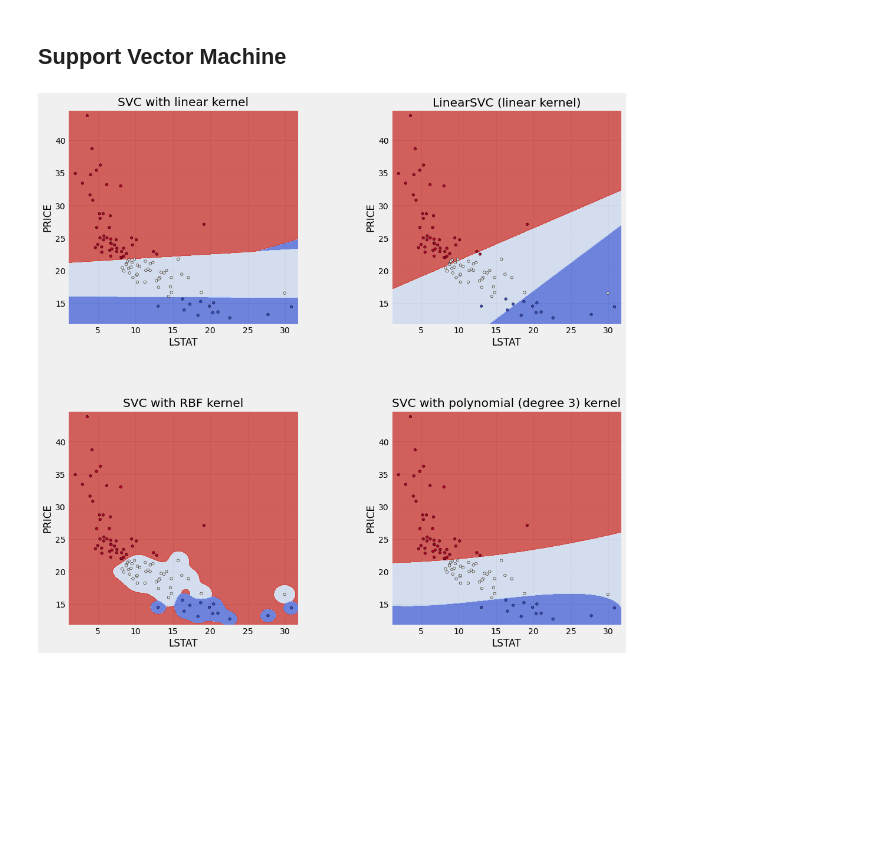
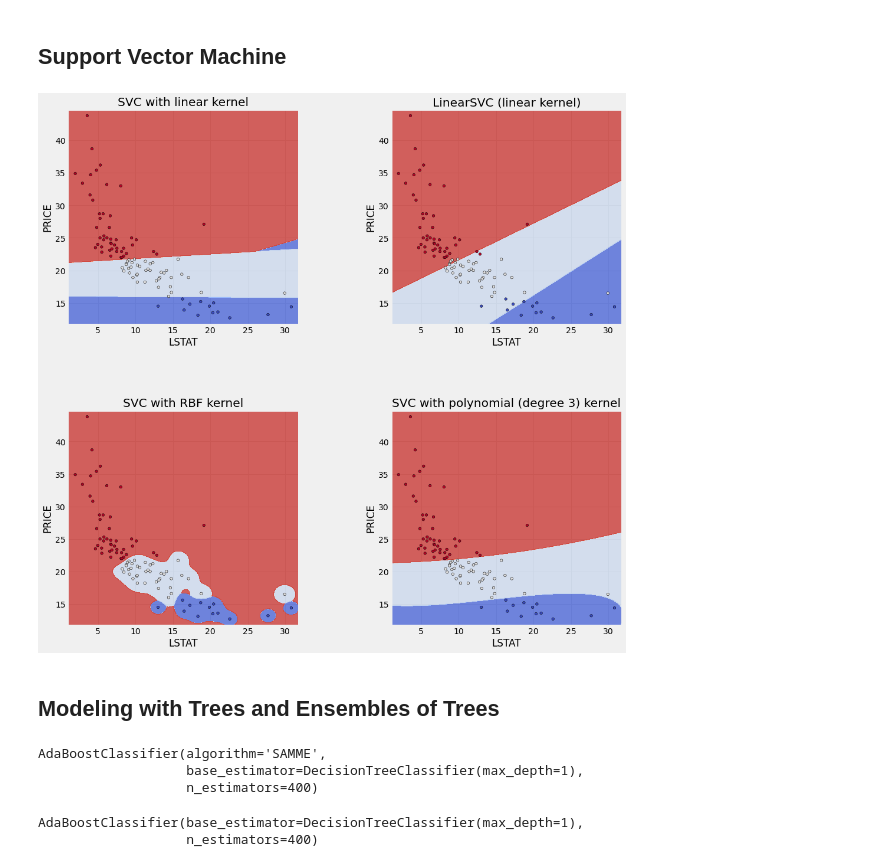
Before and after one commit to yngtodd/eleven, a Jupyter notebook: examples/notebooks/module_05_01_classification.ipynb, the cells around one changed output. Drawn from its saved outputs; the diff is of its cells as text; code cells hidden in the pictures; blank space fills up the shorter version.

Commit message:
Add ensemble example

```diff
--- a/examples/notebooks/module_05_01_classification.ipynb
+++ b/examples/notebooks/module_05_01_classification.ipynb
@@ -112,41 +117,50 @@ def plot_contours(ax, clf, xx, yy, **params):
     return out
 # %%
 # Careful, `loc` uses inclusive bounds!
-X = X_df.loc[:99, ['LSTAT', 'PRICE']].values
-y = y[:100]
+X_smol = X_df.loc[:99, ['LSTAT', 'PRICE']].values
+y_smol = y[:100]
 
 
-C = 1.0  # SVM regularization parameter
-models = (svm.SVC(kernel='linear', C=C),
-          svm.LinearSVC(C=C, max_iter=10000),
-          svm.SVC(kernel='rbf', gamma=0.7, C=C),
-          svm.SVC(kernel='poly', degree=3, gamma='auto', C=C))
+C = 1.0 # SVM regularization parameter
+models = [
+    svm.SVC(kernel='linear', C=C),
+    svm.LinearSVC(C=C, max_iter=10000),
+    svm.SVC(kernel='rbf', gamma=0.7, C=C),
+    svm.SVC(kernel='poly', degree=3, gamma='auto', C=C)
+]
 
-models = (clf.fit(X, y) for clf in models)
+models = [clf.fit(X_smol, y_smol) for clf in models]
 # %%
 # title for the plots
-titles = ('SVC with linear kernel',
-          'LinearSVC (linear kernel)',
-          'SVC with RBF kernel',
-          'SVC with polynomial (degree 3) kernel')
+titles = [
+    'SVC with linear kernel',
+    'LinearSVC (linear kernel)',
+    'SVC with RBF kernel',
+    'SVC with polynomial (degree 3) kernel'
+]
 
 # Set-up 2x2 grid for plotting.
-fig, sub = plt.subplots(ncols=2, nrows=2, figsize=(15, 15))
+fig, axs = plt.subplots(ncols=2, nrows=2, figsize=(15, 15))
 plt.subplots_adjust(wspace=0.4, hspace=0.4)
 
-X0, X1 = X[:, 0], X[:, 1]
+X0, X1 = X_smol[:, 0], X_smol[:, 1]
 xx, yy = make_meshgrid(X0, X1)
 
-for clf, title, ax in zip(models, titles, sub.flatten()):
-    plot_contours(ax, clf, xx, yy,
-                  cmap=plt.cm.coolwarm, alpha=0.8)
-    ax.scatter(X0, X1, c=y, cmap=plt.cm.coolwarm, s=20, edgecolors='k')
+for clf, title, ax in zip(models, titles, axs.flatten()):
+    plot_contours(
+        ax, clf, xx, yy, cmap=plt.cm.coolwarm, alpha=0.8
+    )
+    ax.scatter(
+        X0, X1, c=y_smol, cmap=plt.cm.coolwarm, s=20, edgecolors='k'
+    )
     ax.set_xlim(xx.min(), xx.max())
     ax.set_ylim(yy.min(), yy.max())
     ax.set_xlabel('LSTAT')
     ax.set_ylabel('PRICE')
     ax.set_title(title)
 
 plt.show()
 # %% [output]
-[figure, old version]
+[figure, new version]
+# %% [markdown]
+## Modeling with Trees and Ensembles of Trees
@@ -152,0 +200,28 @@ plt.show()
+# %%
+ada_discrete = AdaBoostClassifier(
+    base_estimator=dt_stump,
+    learning_rate=hparams.learning_rate,
+    n_estimators=hparams.n_estimators,
+    algorithm="SAMME"
+)
+
+ada_discrete.fit(x_train, y_train)
+# %% [output]
+AdaBoostClassifier(algorithm='SAMME',
+                   base_estimator=DecisionTreeClassifier(max_depth=1),
+                   n_estimators=400)
+# %%
+# Notice the `algorithm` is different here.
+# This is just one parameter change, but it
+# makes a world of difference! Read the docs!
+ada_real = AdaBoostClassifier(
+    base_estimator=dt_stump,
+    learning_rate=hparams.learning_rate,
+    n_estimators=hparams.n_estimators,
+    algorithm="SAMME.R" # <- take note!
+)
+
+ada_real.fit(x_train, y_train)
+# %% [output]
+AdaBoostClassifier(base_estimator=DecisionTreeClassifier(max_depth=1),
+                   n_estimators=400)
```
Also changed, not shown: parts of 10 cells of this notebook.
